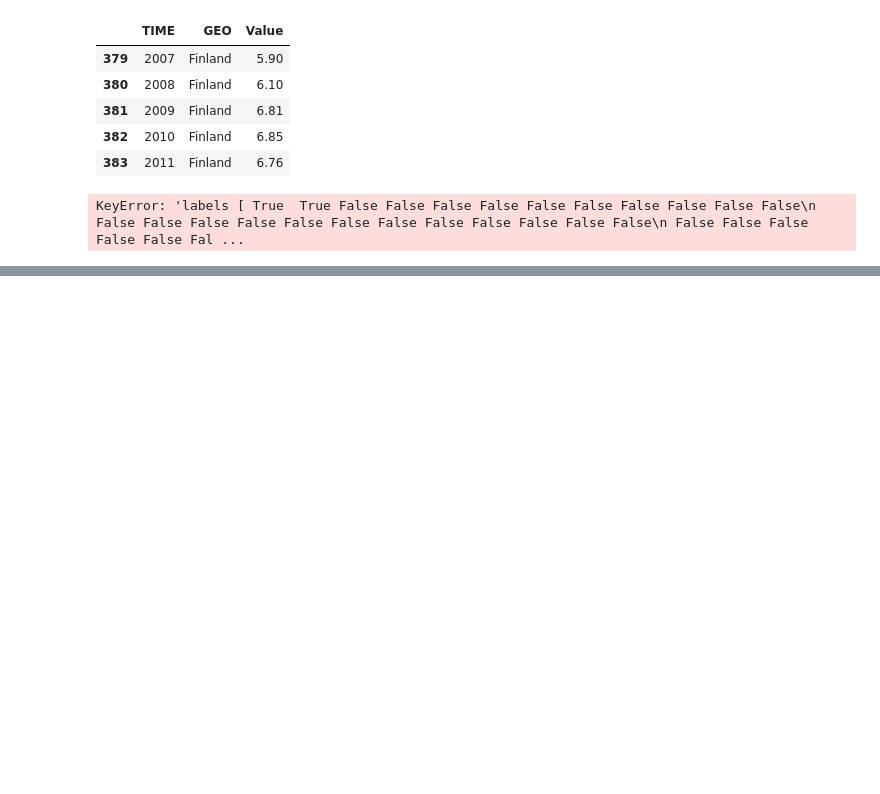
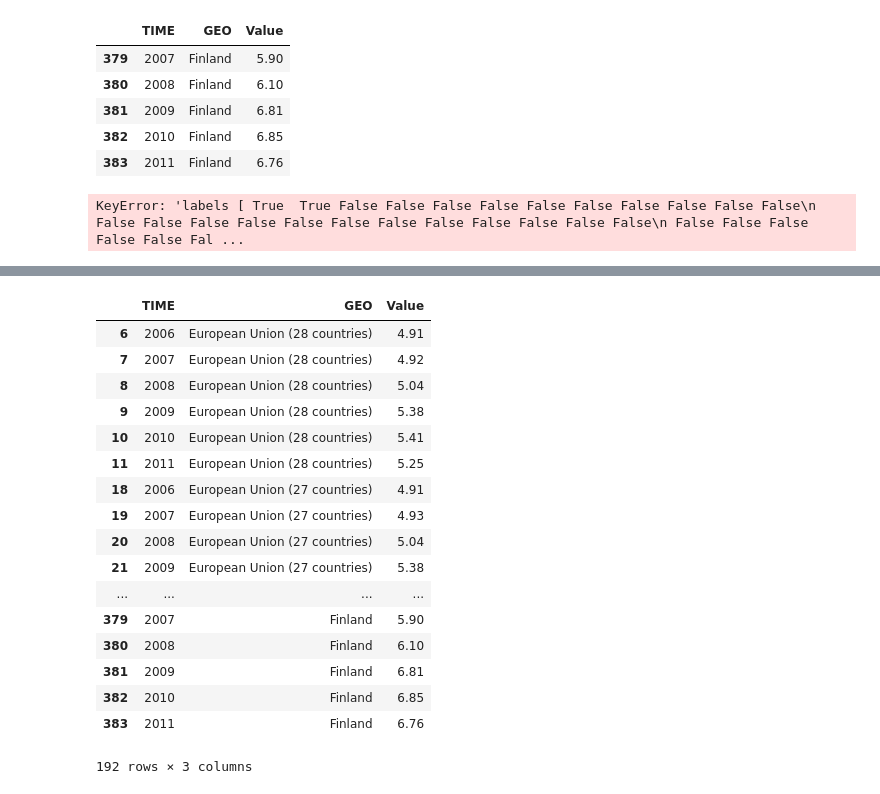
Before and after one commit to abhinav-codealchemist/Open-Government-Data-Analysis, a Jupyter notebook: Open Government Data Analysis.ipynb, the cells around one changed output, grey strips where cells are left out. Drawn from its saved outputs; the diff is of its cells as text; code cells hidden in the pictures; blank space fills up the shorter version.

```diff
--- a/Open Government Data Analysis.ipynb
+++ b/Open Government Data Analysis.ipynb
@@ -235,0 +256,3 @@ KeyError: 'labels [ True  True False False False False False False False False F
+# %%
+edu.sort_values(by='Value',ascending=False,inplace=True)
+edu.head()
@@ -235,0 +287,22 @@ KeyError: 'labels [ True  True False False False False False False False False F
+# %%
+filtered_data=edu[edu["TIME"]>2005]
+filtered_data
+# %% [output]
+|  | TIME | GEO | Value |
+| 6 | 2006 | European Union (28 countries) | 4.91 |
+| 7 | 2007 | European Union (28 countries) | 4.92 |
+| 8 | 2008 | European Union (28 countries) | 5.04 |
+| 9 | 2009 | European Union (28 countries) | 5.38 |
+| 10 | 2010 | European Union (28 countries) | 5.41 |
+| 11 | 2011 | European Union (28 countries) | 5.25 |
+| 18 | 2006 | European Union (27 countries) | 4.91 |
+| 19 | 2007 | European Union (27 countries) | 4.93 |
+| 20 | 2008 | European Union (27 countries) | 5.04 |
+| 21 | 2009 | European Union (27 countries) | 5.38 |
+| ... | ... | ... | ... |
+| 379 | 2007 | Finland | 5.90 |
+| 380 | 2008 | Finland | 6.10 |
+| 381 | 2009 | Finland | 6.81 |
+| 382 | 2010 | Finland | 6.85 |
+| 383 | 2011 | Finland | 6.76 |
+192 rows × 3 columns
```
Also changed, not shown: parts of 13 cells of this notebook.
